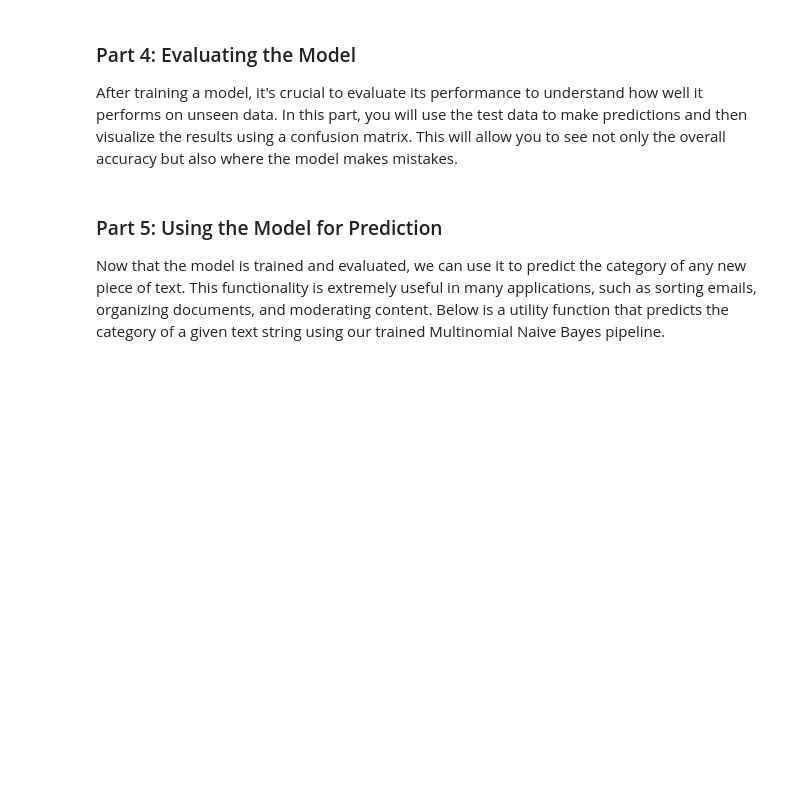
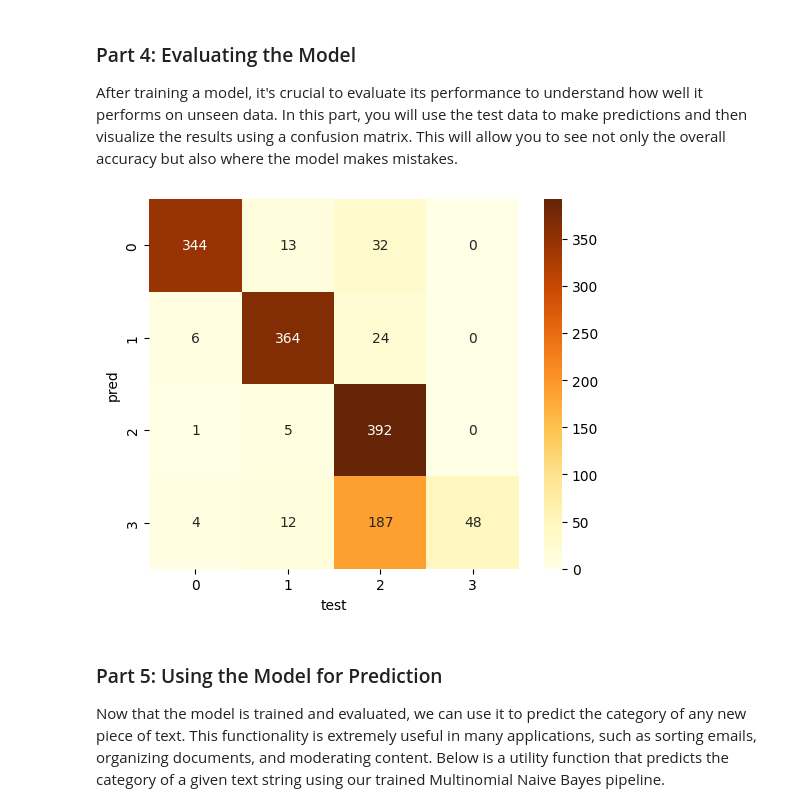
Before and after one commit to basilelt/fouille-de-donnees, a Jupyter notebook: bayes/4_Bayes.ipynb, the cells around one changed output. Drawn from its saved outputs; the diff is of its cells as text; code cells hidden in the pictures; blank space fills up the shorter version.

```diff
--- a/bayes/4_Bayes.ipynb
+++ b/bayes/4_Bayes.ipynb
@@ -121,6 +127,8 @@ Often, you may not need all the data available in a dataset for your specific ta
 categories = ['talk.religion.misc', 'soc.religion.christian', 'sci.space', 'comp.graphics']
 
 # TODO: Fetch the training and testing data for the selected categories
+train = fetch_20newsgroups(subset="train", categories=categories)
+test = fetch_20newsgroups(subset="test", categories=categories)
 # %% [markdown]
 ### Part 3: Text Vectorization and Model Training
 
@@ -132,5 +140,9 @@ from sklearn.naive_bayes import MultinomialNB
 from sklearn.pipeline import make_pipeline
 
 # TODO: Create a pipeline that includes TfidfVectorizer and MultinomialNB
+pipe = make_pipeline(TfidfVectorizer(), MultinomialNB())
 
 # TODO: Train the model with the training data
+X_train = train.data
+y_train = train.target
+pipe.fit(X_train, y_train)
@@ -141,12 +156,21 @@ After training a model, it's crucial to evaluate its performance to understand h
 # %%
 # Import necessary library for evaluation
 from sklearn.metrics import confusion_matrix
 import seaborn as sns
 import matplotlib.pyplot as plt
 
 # TODO: Predict labels for the test data
+X_test = test.data
+y_test = test.target
+y_pred = pipe.predict(X_test)
 
 # TODO: Generate and visualize the confusion matrix using seaborn's heatmap
+cm = confusion_matrix(y_test, y_pred)
+sns.heatmap(cm, annot=True, fmt="0.0f", square=True, cmap="YlOrBr")
+plt.xlabel('test')
+plt.ylabel('pred');
+# %% [output]
+[figure, added]
 # %% [markdown]
 ### Part 5: Using the Model for Prediction
 
```
Also changed, not shown: parts of 3 cells of this notebook, 1 other file.
